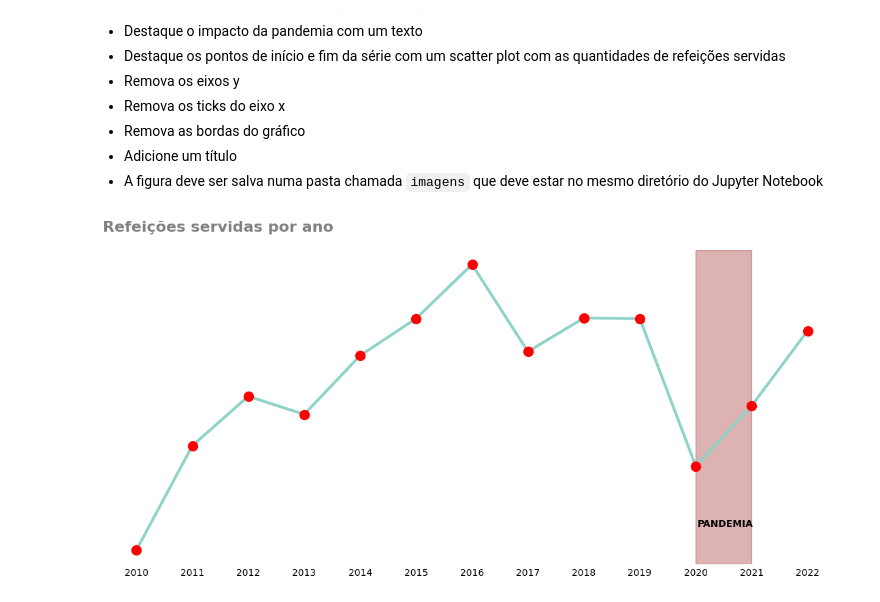
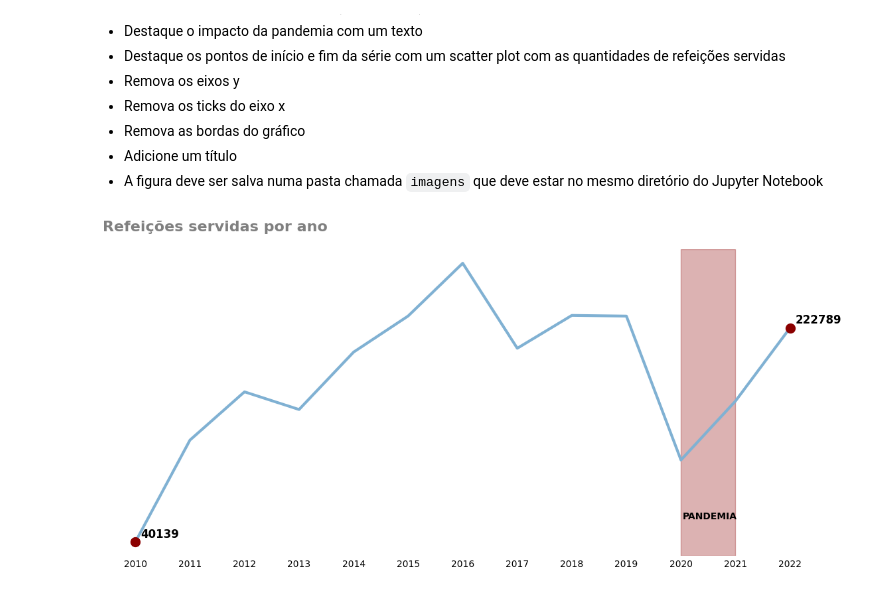
Before and after one commit to thiago207/python-for-data-analysis, a Jupyter notebook: matplotlib-seaborn/_exercicio_customizacao_linhas_apresentacao_l.ipynb, the cells around one changed output. Saved outputs shown, nothing was run; the diff lists cells and outputs as text; code cells hidden in the pictures.

```diff
--- a/matplotlib-seaborn/_exercicio_customizacao_linhas_apresentacao_l.ipynb
+++ b/matplotlib-seaborn/_exercicio_customizacao_linhas_apresentacao_l.ipynb
@@ -38,30 +38,29 @@ anos = [2010, 2011, 2012, 2013, 2014, 2015, 2016, 2017, 2018, 2019, 2020, 2021,
 refeicoes = [40139, 127020, 168193, 153115, 202102, 232897, 277912, 205350, 233389, 232797, 110023, 160350, 222789]
 # %%
 import matplotlib.pyplot as plt
-import numpy as np
+
 
 cor = plt.get_cmap('Set3').colors
 
 plt.figure(figsize=(14, 6))
 
 
-plt.plot(anos, refeicoes, color=cor[0], linewidth=3,  zorder=1)
-plt.scatter(anos, refeicoes, label='Pontos', color='red', s=100, marker='o', zorder=2)
-
+plt.plot(anos, refeicoes, color=cor[4], linewidth=3,  zorder=1)
+for posicao in (-1, 0):
+    plt.scatter(anos[posicao], refeicoes[posicao], label='Pontos', color='darkred', s=100, marker='o', zorder=2)
+    plt.annotate(refeicoes[posicao], xy=(anos[posicao], refeicoes[posicao]), xytext=(6 , 5), textcoords='offset points', size=12, weight='bold')
 plt.xticks(anos)
 
 plt.axvspan(2020, 2021, alpha=0.3, color='darkred', zorder=0)
 plt.text(2020.03, 60000, 'PANDEMIA', weight='bold')
 
 plt.yticks([])
 
-#pandemia = np.where()
-#for i, dados in enumerate(pandemia):
-    #print(i, dados)
+
 
 plt.title('Refeições servidas por ano', fontsize=16, weight='bold', loc='left', pad=20, color='gray')
 plt.box(False)
 plt.tick_params('x', length=0)
 plt.show()
 # %% [output]
-[figure, old version]
+[figure, new version]
```
